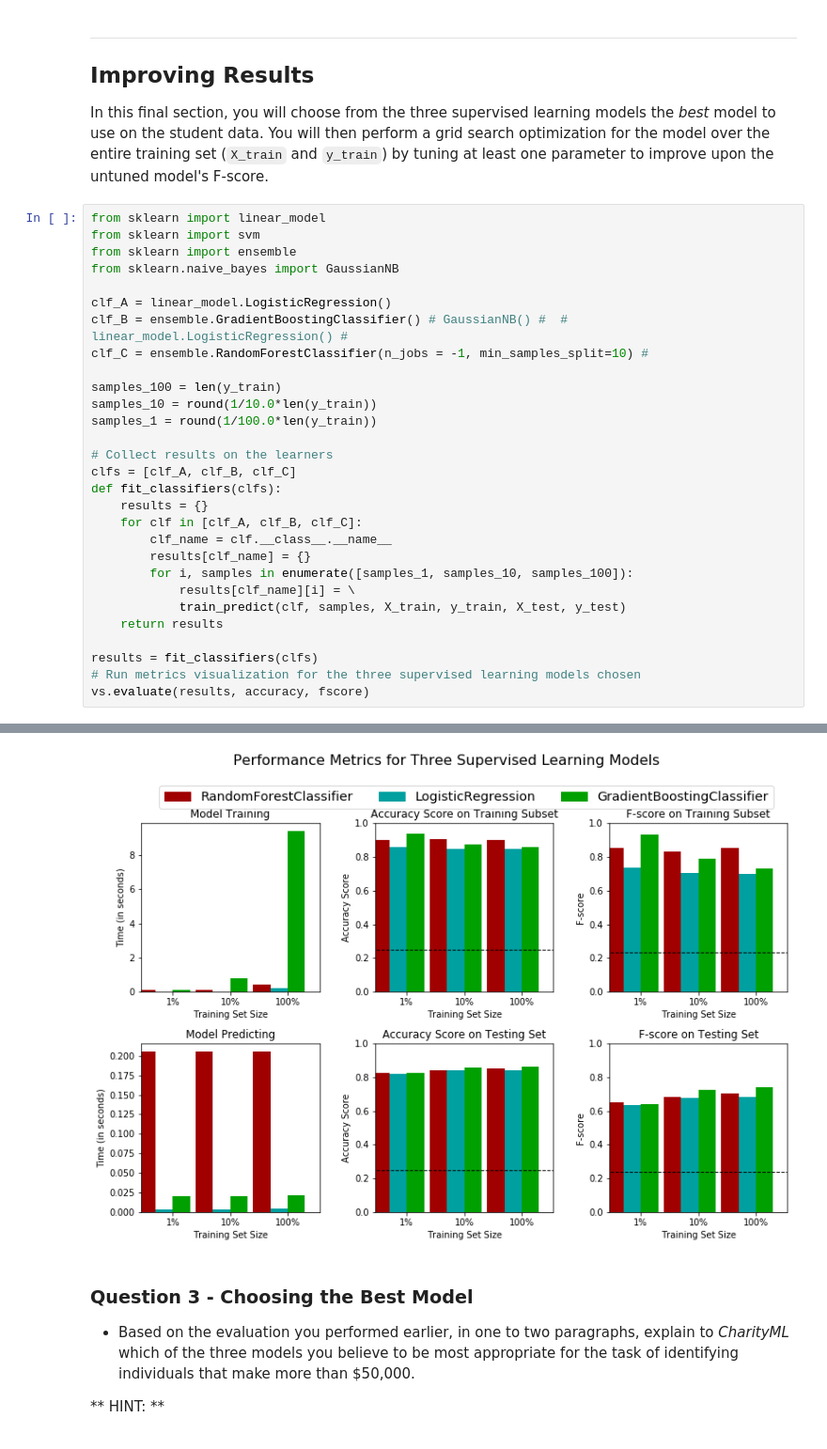
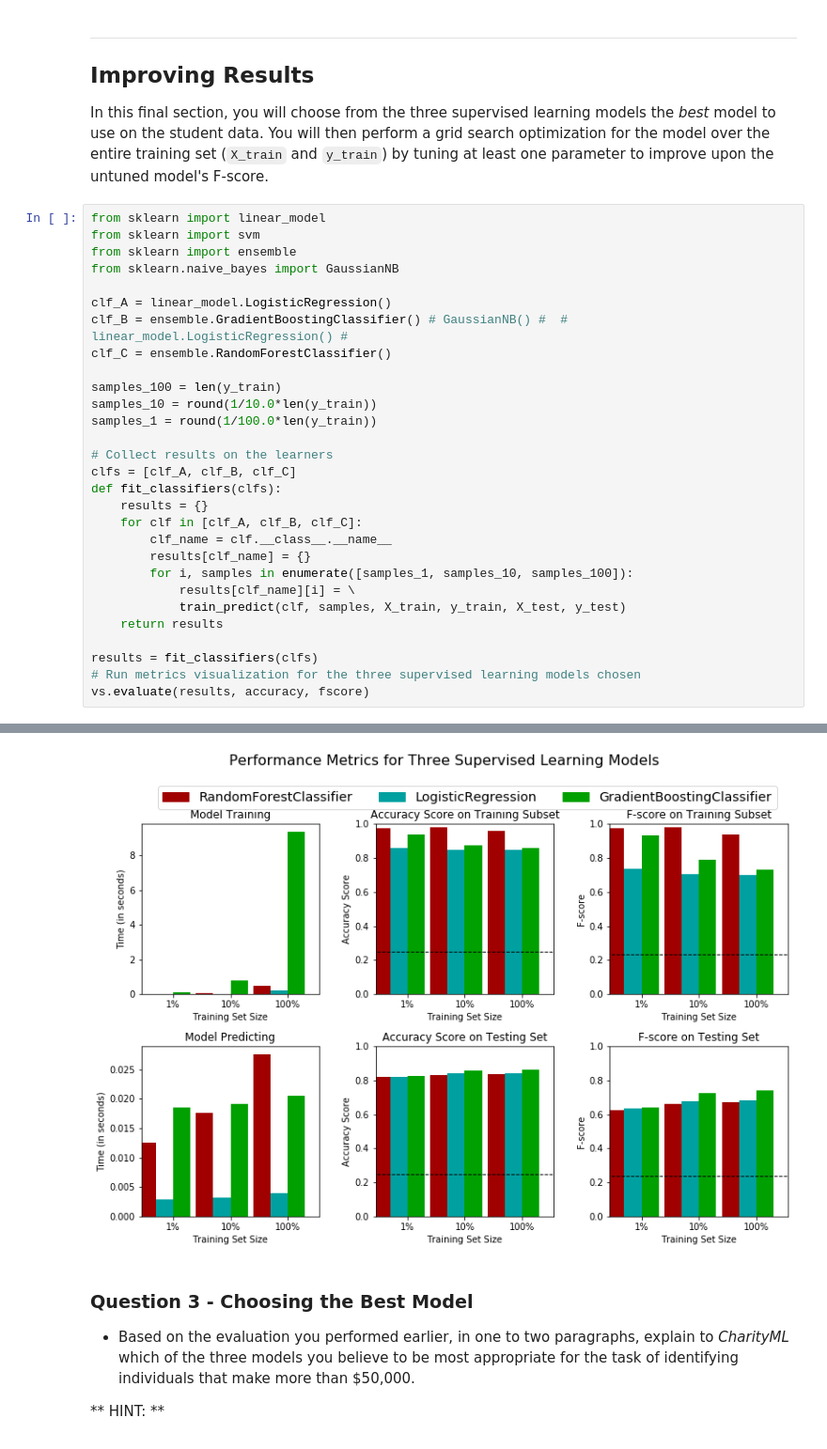
Before and after one commit to davidpham87/machine-learning, a Jupyter notebook: projects/finding_donors/finding_donors.ipynb, the cells around one changed output, grey strips where cells are left out. Shown at 94% size. Cells and saved outputs as stored; diff of their text form.

```diff
--- a/projects/finding_donors/finding_donors.ipynb
+++ b/projects/finding_donors/finding_donors.ipynb
@@ -600,38 +600,38 @@ from sklearn.naive_bayes import GaussianNB
 
 clf_A = linear_model.LogisticRegression()
 clf_B = ensemble.GradientBoostingClassifier() # GaussianNB() #  # linear_model.LogisticRegression() #
-clf_C = ensemble.RandomForestClassifier(n_jobs = -1, min_samples_split=10) #
+clf_C = ensemble.RandomForestClassifier()
 
 samples_100 = len(y_train)
 samples_10 = round(1/10.0*len(y_train))
 samples_1 = round(1/100.0*len(y_train))
 
 # Collect results on the learners
 clfs = [clf_A, clf_B, clf_C]
 def fit_classifiers(clfs):
     results = {}
     for clf in [clf_A, clf_B, clf_C]:
         clf_name = clf.__class__.__name__
         results[clf_name] = {}
         for i, samples in enumerate([samples_1, samples_10, samples_100]):
             results[clf_name][i] = \
             train_predict(clf, samples, X_train, y_train, X_test, y_test)
     return results
 
 results = fit_classifiers(clfs)
 # Run metrics visualization for the three supervised learning models chosen
 vs.evaluate(results, accuracy, fscore)
 # %% [output]
 LogisticRegression trained on 362 samples.
 LogisticRegression trained on 3618 samples.
 LogisticRegression trained on 36177 samples.
 GradientBoostingClassifier trained on 362 samples.
 GradientBoostingClassifier trained on 3618 samples.
 GradientBoostingClassifier trained on 36177 samples.
 RandomForestClassifier trained on 362 samples.
 RandomForestClassifier trained on 3618 samples.
 RandomForestClassifier trained on 36177 samples.
-[figure, old version]
+[figure, new version]
 # %% [markdown]
 ### Question 3 - Choosing the Best Model
 
```
Also changed, not shown: parts of 4 cells of this notebook.
